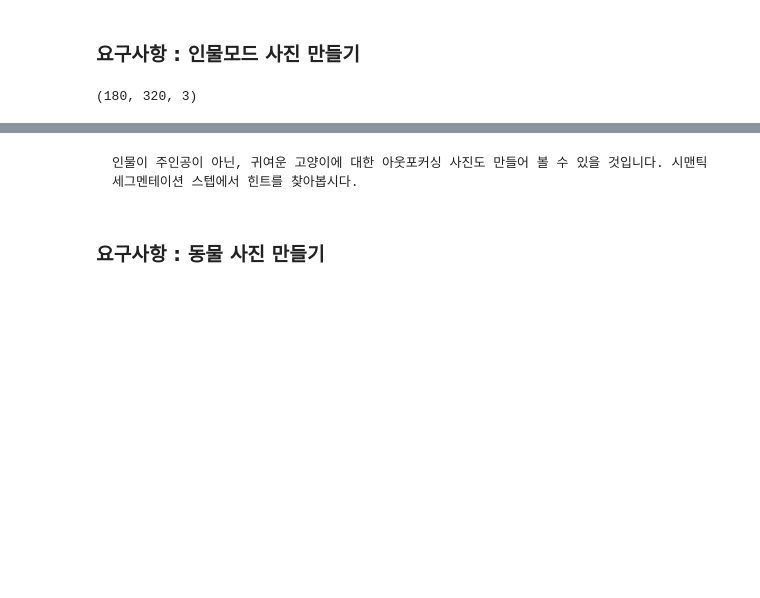
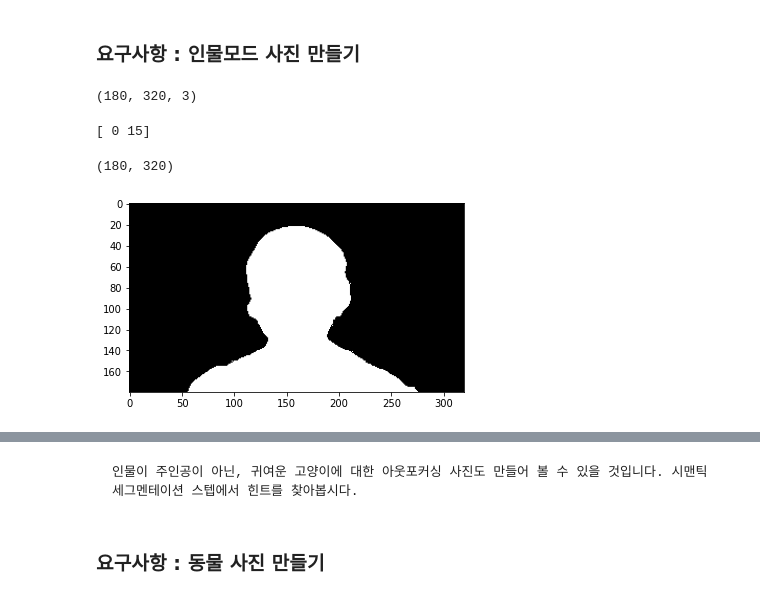
Before and after one commit to coronarita1991/AIFFEL_RESEARCH_STUDY, a Jupyter notebook: Quests/Quest4_20240605/human_segmentation/Segmentation_project.ipynb, the cells around one changed output, grey strips where cells are left out. Saved outputs shown, nothing was run; the diff lists cells and outputs as text; code cells hidden in the pictures; blank space fills up the shorter version.

```diff
--- a/Quests/Quest4_20240605/human_segmentation/Segmentation_project.ipynb
+++ b/Quests/Quest4_20240605/human_segmentation/Segmentation_project.ipynb
@@ -95,0 +101,6 @@ def seperate_image():
+# %%
+def show_segmap(seg_color, output):
+    seg_map = np.all(output==seg_color, axis=-1)
+    print(seg_map.shape)
+    plt.imshow(seg_map, cmap='gray')
+    plt.show()
@@ -100,5 +130,6 @@ def seperate_image():
 # %%
-img_path = '/Users/leejunghoon/Documents/dev/2024/aiffel/AIFFEL_RESEARCH_STUDY/Quests/Quest4_20240605/human_segmentation/images'
+project_path = '/aiffel/aiffel/AIFFEL_RESEARCH_STUDY/Quests/Quest4_20240605/human_segmentation'
+img_path = project_path + '/images'
 # %% [markdown]
 ### 요구사항 : 인물모드 사진 만들기
 # %%
@@ -106,3 +137,11 @@ img_jh = cv2.imread(img_path+'/image_JH.png')
 print(img_jh.shape)
 # %% [output]
 (180, 320, 3)
+# %%
+segv, output = seperate_image(img_path+'/image_JH.png')
+# %%
+print(segv['class_ids'])
+# %% [output]
+[ 0 15]
+# %%
+seg_color = (128,128,192) # 15번 레이블의 칼라를 BGR순으로 변경한 값
@@ -108,0 +150,5 @@ print(img_jh.shape)
+# %%
+show_segmap(seg_color, output)
+# %% [output]
+(180, 320)
+[figure, added]
```
Also changed, not shown: parts of 37 cells of this notebook, 1 other file.
